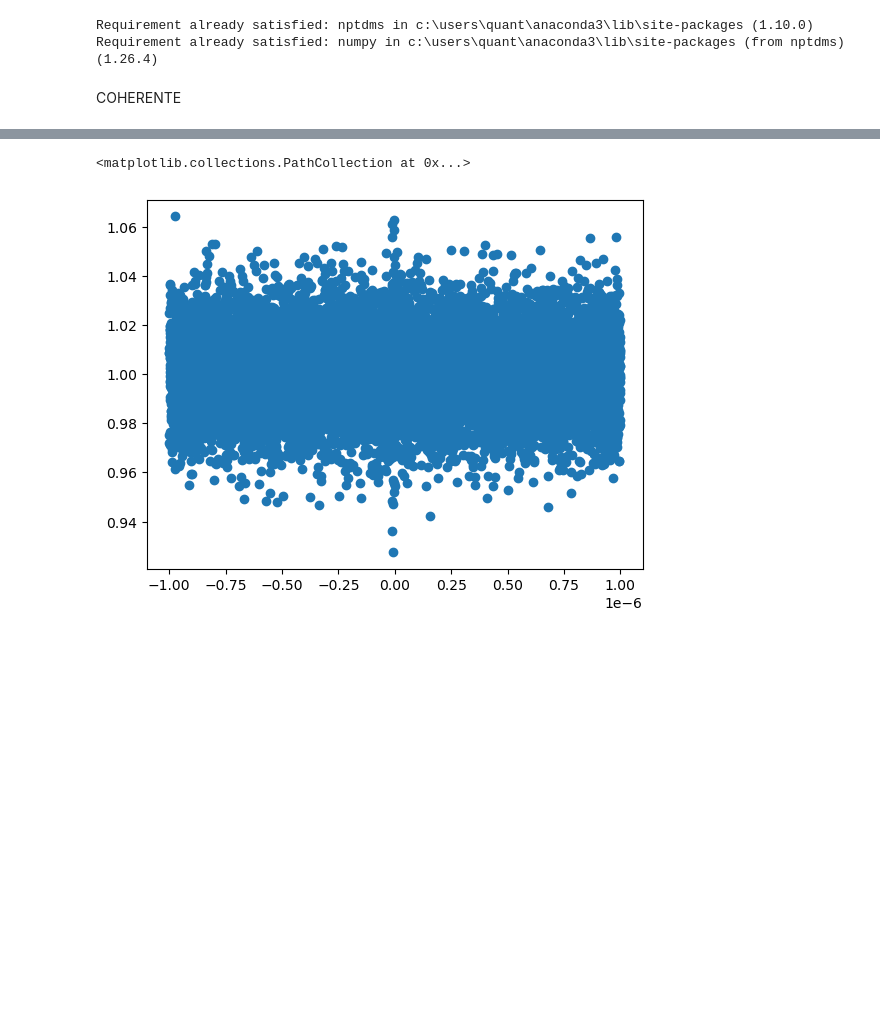
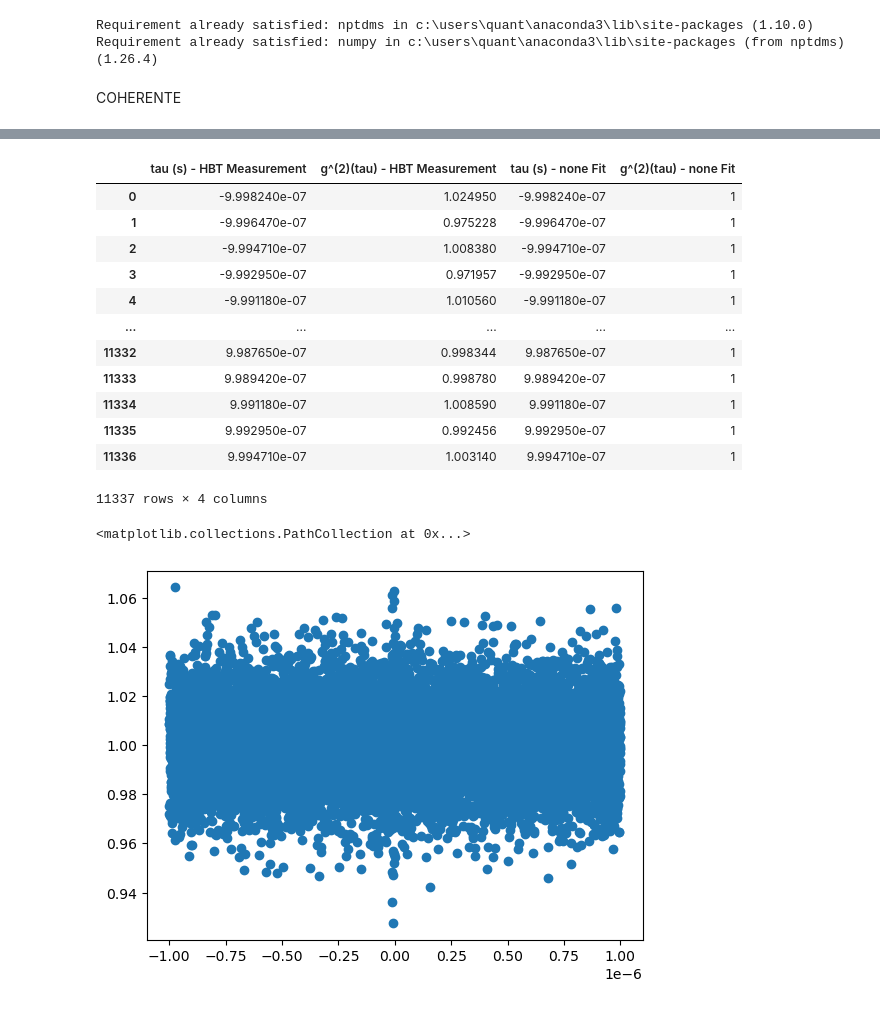
Before and after one commit to ThomasAnkhe/Quantum_Optics_Lab, a Jupyter notebook: 4.Correlation_function/Medicion_g(2).ipynb, the cells around one changed output, grey strips where cells are left out. Drawn from its saved outputs; the diff is of its cells as text; code cells hidden in the pictures; blank space fills up the shorter version.

```diff
--- a/4.Correlation_function/Medicion_g(2).ipynb
+++ b/4.Correlation_function/Medicion_g(2).ipynb
@@ -73,3 +58,19 @@ LASER_RATES
+# %%
+LASER_G2_2US
+# %% [output]
+|  | tau (s) - HBT Measurement | g^(2)(tau) - HBT Measurement | tau (s) - none Fit | g^(2)(tau) - none Fit |
+| 0 | -9.998240e-07 | 1.024950 | -9.998240e-07 | 1 |
+| 1 | -9.996470e-07 | 0.975228 | -9.996470e-07 | 1 |
+| 2 | -9.994710e-07 | 1.008380 | -9.994710e-07 | 1 |
+| 3 | -9.992950e-07 | 0.971957 | -9.992950e-07 | 1 |
+| 4 | -9.991180e-07 | 1.010560 | -9.991180e-07 | 1 |
+| ... | ... | ... | ... | ... |
+| 11332 | 9.987650e-07 | 0.998344 | 9.987650e-07 | 1 |
+| 11333 | 9.989420e-07 | 0.998780 | 9.989420e-07 | 1 |
+| 11334 | 9.991180e-07 | 1.008590 | 9.991180e-07 | 1 |
+| 11335 | 9.992950e-07 | 0.992456 | 9.992950e-07 | 1 |
+| 11336 | 9.994710e-07 | 1.003140 | 9.994710e-07 | 1 |
+11337 rows × 4 columns
 # %%
 plt.scatter(LASER_G2_2US["tau (s) - HBT Measurement"], LASER_G2_2US["g^(2)(tau) - HBT Measurement"])
 # %% [output]
```
Also changed, not shown: parts of 21 cells of this notebook.
